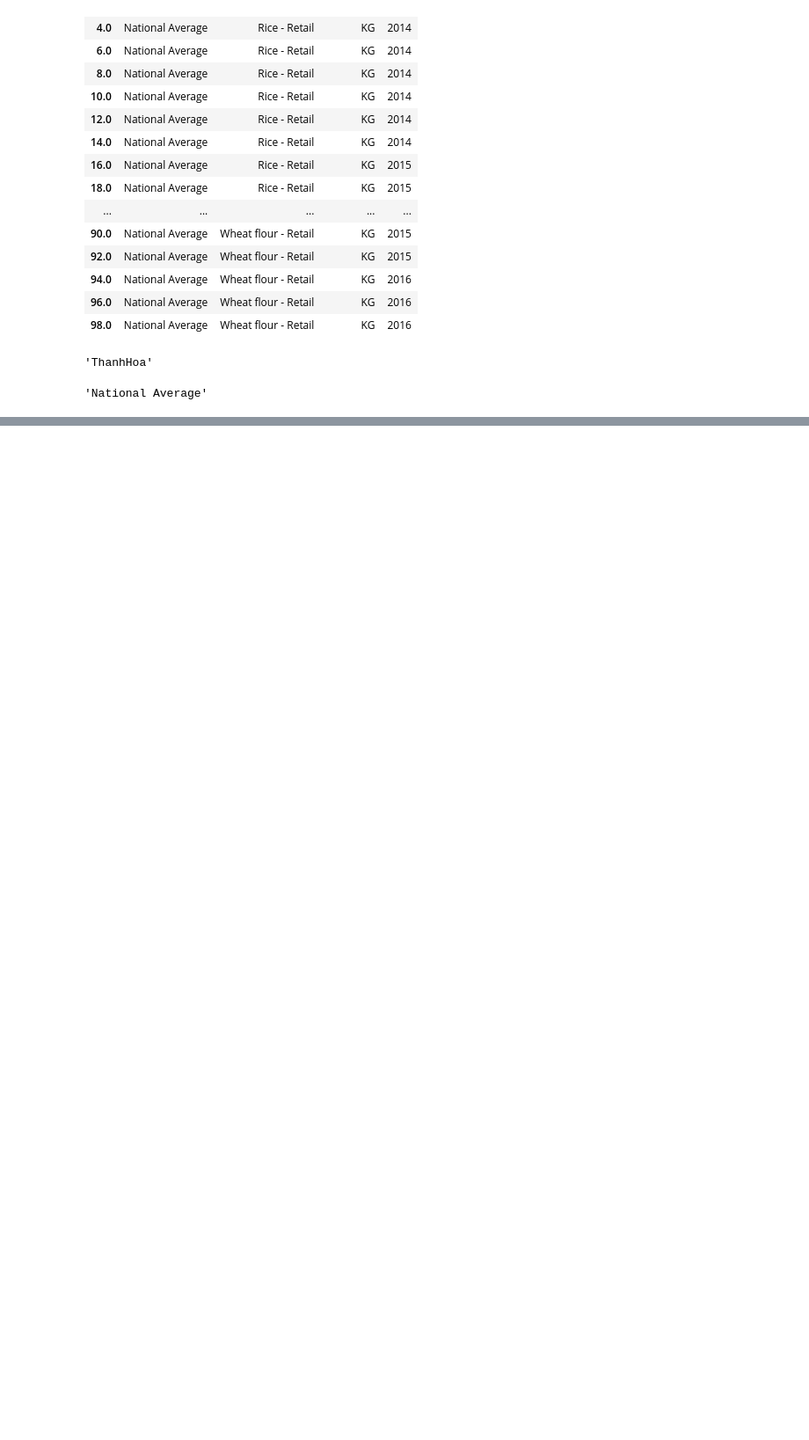
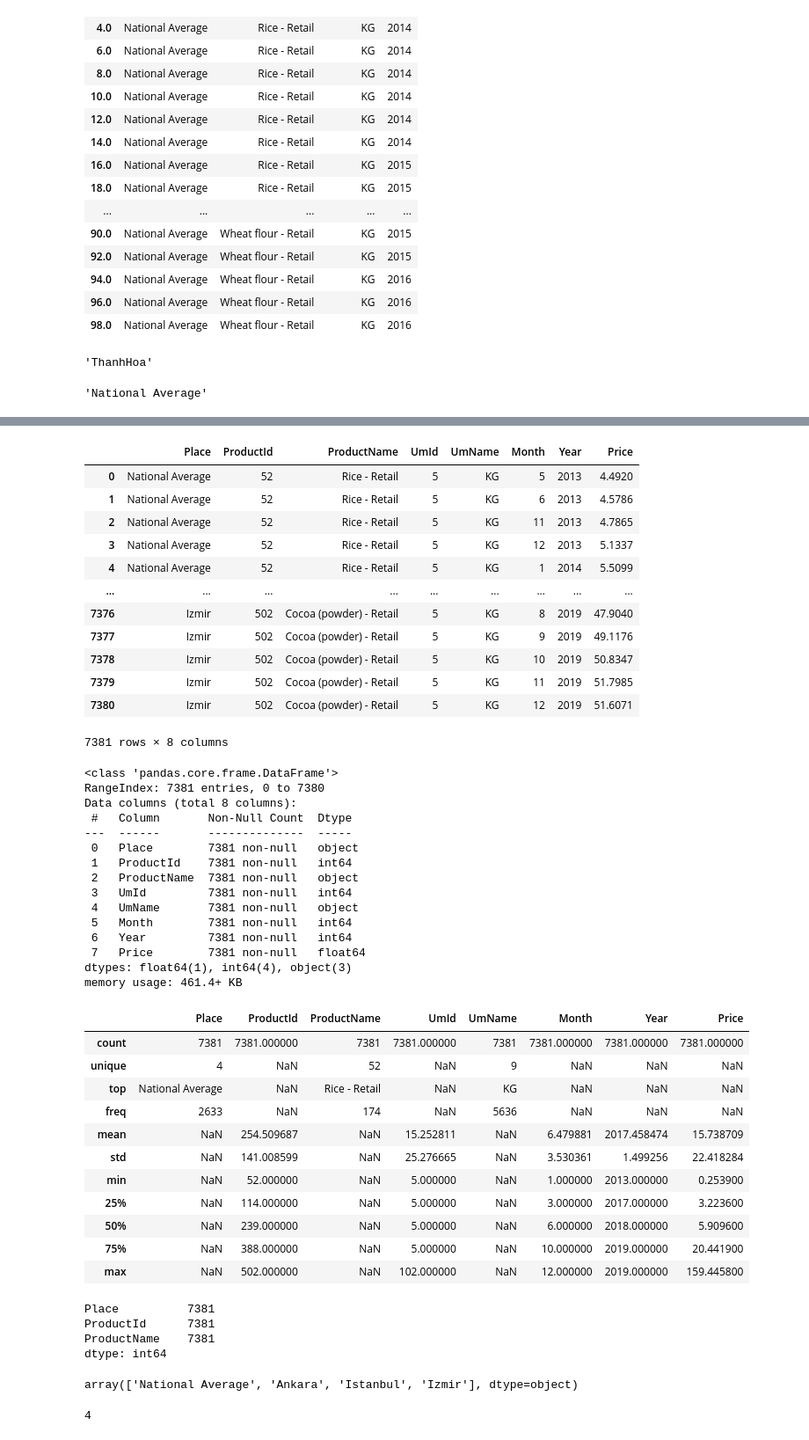
Before and after one commit to KimKieu123/DA30092022, a Jupyter notebook: 10072022.ipynb, the cells around one changed output, grey strips where cells are left out. Shown: that part at 88% size. Saved outputs shown, nothing was run; the diff lists cells and outputs as text; code cells hidden in the pictures; blank space fills up the shorter version.

```diff
--- a/10072022.ipynb
+++ b/10072022.ipynb
@@ -685,0 +716,80 @@ data.at[0, 'Place']
+# %%
+import pandas as pd
+import numpy as np
+data = pd.read_csv('FoodPrice_in_Turkey.csv', header = 0, encoding = 'utf-8')
+display(data)
+data.info()
+data.describe(include="all")
+# %% [output]
+|  | Place | ProductId | ProductName | UmId | UmName | Month | Year | Price |
+| 0 | National Average | 52 | Rice - Retail | 5 | KG | 5 | 2013 | 4.4920 |
+| 1 | National Average | 52 | Rice - Retail | 5 | KG | 6 | 2013 | 4.5786 |
+| 2 | National Average | 52 | Rice - Retail | 5 | KG | 11 | 2013 | 4.7865 |
+| 3 | National Average | 52 | Rice - Retail | 5 | KG | 12 | 2013 | 5.1337 |
+| 4 | National Average | 52 | Rice - Retail | 5 | KG | 1 | 2014 | 5.5099 |
+| ... | ... | ... | ... | ... | ... | ... | ... | ... |
+| 7376 | Izmir | 502 | Cocoa (powder) - Retail | 5 | KG | 8 | 2019 | 47.9040 |
+| 7377 | Izmir | 502 | Cocoa (powder) - Retail | 5 | KG | 9 | 2019 | 49.1176 |
+| 7378 | Izmir | 502 | Cocoa (powder) - Retail | 5 | KG | 10 | 2019 | 50.8347 |
+| 7379 | Izmir | 502 | Cocoa (powder) - Retail | 5 | KG | 11 | 2019 | 51.7985 |
+| 7380 | Izmir | 502 | Cocoa (powder) - Retail | 5 | KG | 12 | 2019 | 51.6071 |
+7381 rows × 8 columns
+<class 'pandas.core.frame.DataFrame'>
+RangeIndex: 7381 entries, 0 to 7380
+Data columns (total 8 columns):
+ #   Column       Non-Null Count  Dtype
+---  ------       --------------  -----
+ 0   Place        7381 non-null   object
+ 1   ProductId    7381 non-null   int64
+ 2   ProductName  7381 non-null   object
+ 3   UmId         7381 non-null   int64
+ 4   UmName       7381 non-null   object
+ 5   Month        7381 non-null   int64
+ 6   Year         7381 non-null   int64
+ 7   Price        7381 non-null   float64
+dtypes: float64(1), int64(4), object(3)
+memory usage: 461.4+ KB
+|  | Place | ProductId | ProductName | UmId | UmName | Month | Year | Price |
+| count | 7381 | 7381.000000 | 7381 | 7381.000000 | 7381 | 7381.000000 | 7381.000000 | 7381.000000 |
+| unique | 4 | NaN | 52 | NaN | 9 | NaN | NaN | NaN |
+| top | National Average | NaN | Rice - Retail | NaN | KG | NaN | NaN | NaN |
+| freq | 2633 | NaN | 174 | NaN | 5636 | NaN | NaN | NaN |
+| mean | NaN | 254.509687 | NaN | 15.252811 | NaN | 6.479881 | 2017.458474 | 15.738709 |
+| std | NaN | 141.008599 | NaN | 25.276665 | NaN | 3.530361 | 1.499256 | 22.418284 |
+| min | NaN | 52.000000 | NaN | 5.000000 | NaN | 1.000000 | 2013.000000 | 0.253900 |
+| 25% | NaN | 114.000000 | NaN | 5.000000 | NaN | 3.000000 | 2017.000000 | 3.223600 |
+| 50% | NaN | 239.000000 | NaN | 5.000000 | NaN | 6.000000 | 2018.000000 | 5.909600 |
+| 75% | NaN | 388.000000 | NaN | 5.000000 | NaN | 10.000000 | 2019.000000 | 20.441900 |
+| max | NaN | 502.000000 | NaN | 102.000000 | NaN | 12.000000 | 2019.000000 | 159.445800 |
+# %%
+#df.count(axis =0/1)
+#0 theo hàng, 1 theo cột
+#nếu là series thì ko cần thêm axis
+#giá trị khuyết thiếu Null,NaN ko được đếm
+import pandas as pd
+import numpy as np
+data = pd.read_csv('FoodPrice_in_Turkey.csv', header = 0, encoding = 'utf-8')
+data.loc[:,'Place'].count()
+#đém từ place tới Productname thì phải thêm axis vì dữ liệu là mảng 2 chiều, hoặc axis đc mặc định bằng 0
+data.loc[:,'Place':'ProductName'].count(axis = 0)
+# %% [output]
+Place          7381
+ProductId      7381
+ProductName    7381
+dtype: int64
+# %%
+#df.unique
+#cho biết các giá trị và không tính sự trùng lặp
+#chỉ áp dụng cho series ==> cột
+#tìm các dữ liệu không trùng lặp trong Place
+#có bao nhiêu dữ liệu không trùng lặp trong Place
+data.loc[:, "Place"].unique()
+#data.loc[:,'Place'].unique().size
+# %% [output]
+array(['National Average', 'Ankara', 'Istanbul', 'Izmir'], dtype=object)
+# %%
+#đếm số lượng của np.array
+data.loc[:,'Place'].unique().size
+#df['Place'][df['Place']=='National Average'].count()
+# %% [output]
+4
```
Also changed, not shown: parts of 17 cells of this notebook, 4 other files.
